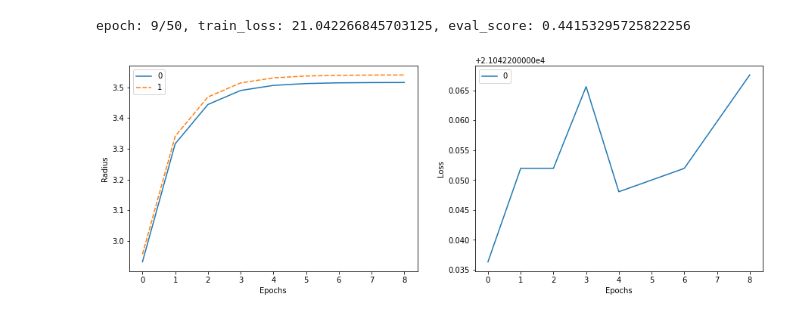
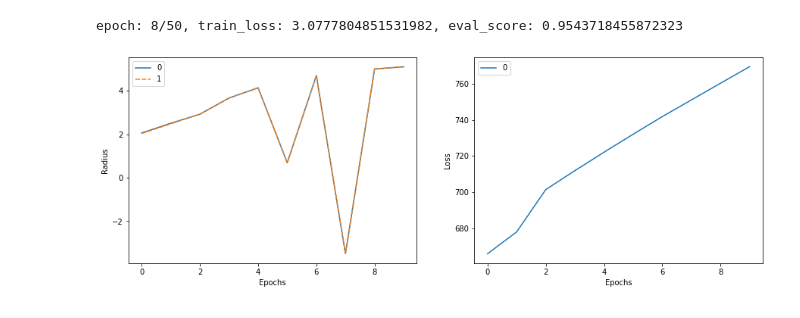
Before and after one commit to BhujayKumarBhatta/OCLog, a Jupyter notebook: oclog/openset/notebooks/E18.ipynb, the cells around one changed output. Drawn from its saved outputs; the diff is of its cells as text; code cells hidden in the pictures.

```diff
--- a/oclog/openset/notebooks/E18.ipynb
+++ b/oclog/openset/notebooks/E18.ipynb
@@ -32,7 +29,7 @@ num_classes = 2
 # %%
-designated_ukc_cls = 2
+designated_ukc_cls = 3
 num_classes = 2
 bglog = BGLog(save_padded_num_sequences=False, debug=True,  load_from_pkl=True, )
-train_test = bglog.get_tensor_train_val_test(ablation=20000, designated_ukc_cls=designated_ukc_cls )
+train_test = bglog.get_tensor_train_val_test(ablation=5000, designated_ukc_cls=designated_ukc_cls )
 train_data, val_data, test_data = train_test
 # %% [output]
@@ -79,4 +78,4 @@ Epoch 7/7
 # %%
 oset = OpenSet(num_classes, ptmodel)
-_, _ = oset.train(train_data, epochs=50, lr_rate=0.9, wait_patient=3,)
+_, _ = oset.train(train_data, epochs=50, lr_rate=1.2, wait_patient=3,)
 # %% [output]
@@ -91,2 +97,2 @@ epoch: 8/50, train_loss: 21.042259216308594, eval_score: 0.44153295725822256
-epoch: 9/50, train_loss: 21.042266845703125, eval_score: 0.44153295725822256
+epoch: 8/50, train_loss: 3.0777804851531982, eval_score: 0.9543718455872323
-[figure, old version]
+[figure, new version]
```
Also changed, not shown: parts of 21 cells of this notebook, 4 other files.
